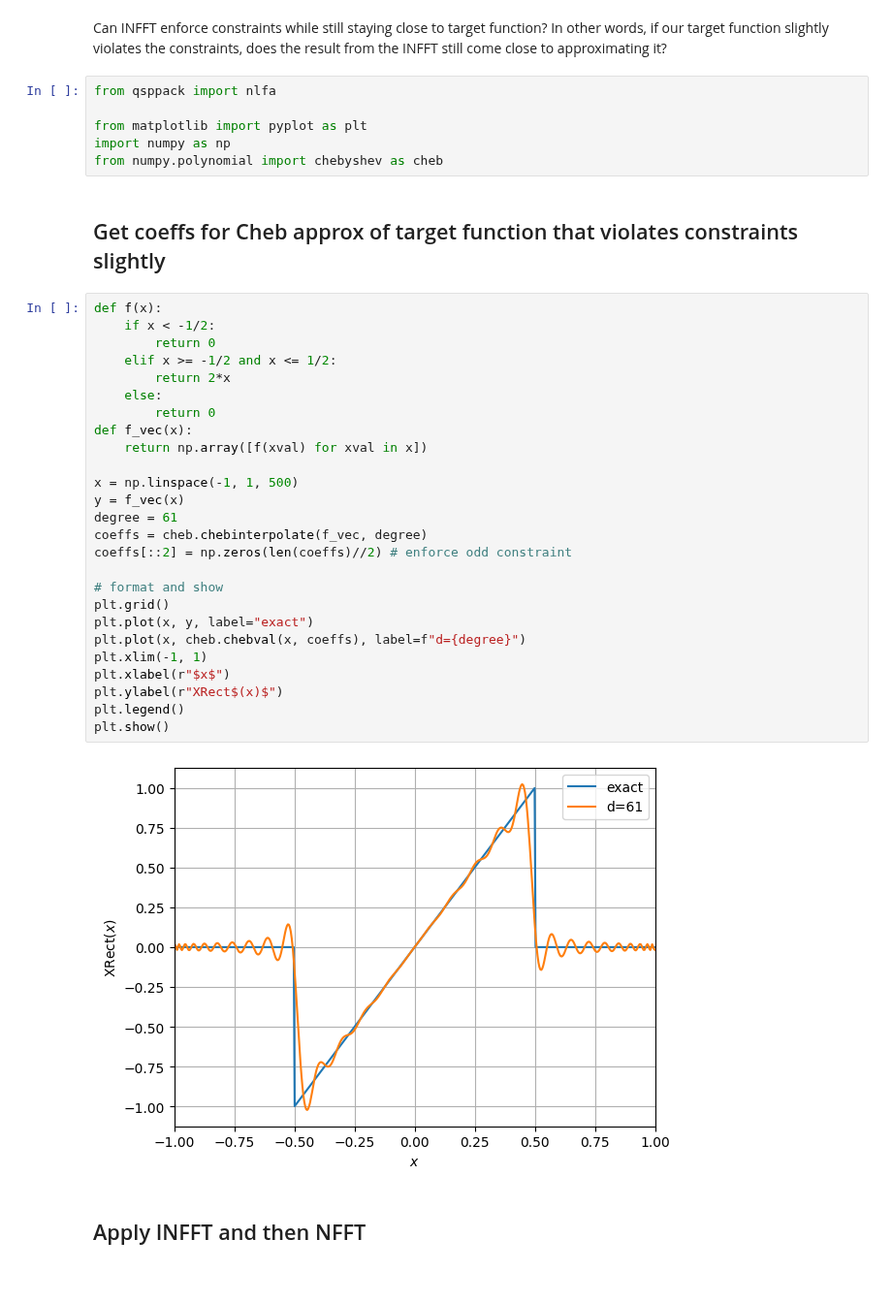
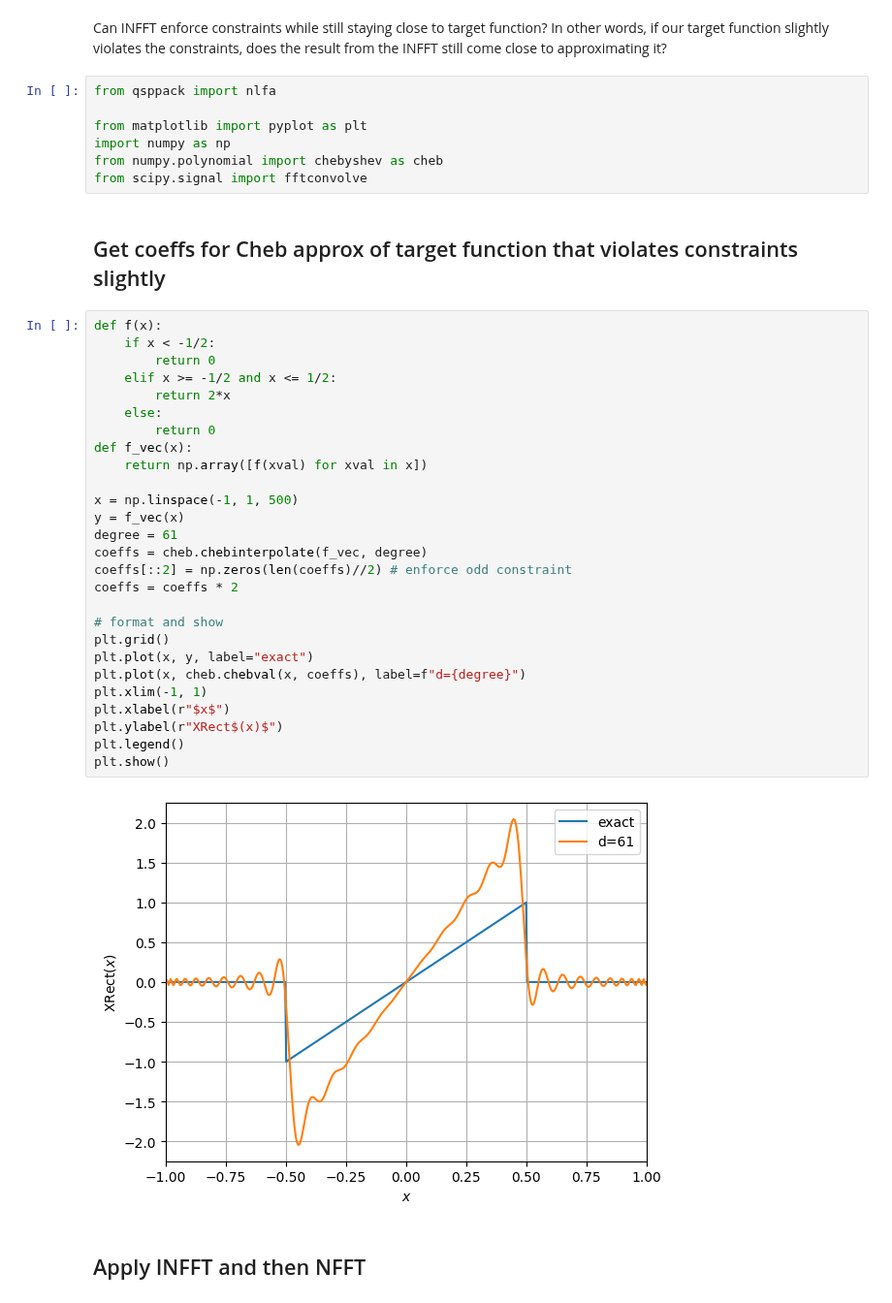
Before and after one commit to qsppack/pyqsppack, a Jupyter notebook: perturbation.ipynb, the cells around one changed output. Shown at 97% size. Drawn from its saved outputs; the diff is of its cells as text.

```diff
--- a/perturbation.ipynb
+++ b/perturbation.ipynb
@@ -9,35 +9,37 @@ from qsppack import nlfa
 from matplotlib import pyplot as plt
 import numpy as np
 from numpy.polynomial import chebyshev as cheb
+from scipy.signal import fftconvolve
 # %% [markdown]
 ## Get coeffs for Cheb approx of target function that violates constraints slightly
 # %%
 def f(x):
     if x < -1/2:
         return 0
     elif x >= -1/2 and x <= 1/2:
         return 2*x
     else:
         return 0
 def f_vec(x):
     return np.array([f(xval) for xval in x])
 
 x = np.linspace(-1, 1, 500)
 y = f_vec(x)
 degree = 61
 coeffs = cheb.chebinterpolate(f_vec, degree)
 coeffs[::2] = np.zeros(len(coeffs)//2) # enforce odd constraint
+coeffs = coeffs * 2
 
 # format and show
 plt.grid()
 plt.plot(x, y, label="exact")
 plt.plot(x, cheb.chebval(x, coeffs), label=f"d={degree}")
 plt.xlim(-1, 1)
 plt.xlabel(r"$x$")
 plt.ylabel(r"XRect$(x)$")
 plt.legend()
 plt.show()
 # %% [output]
-[figure, old version]
+[figure, new version]
 # %% [markdown]
 ## Apply INFFT and then NFFT
```
Also changed, not shown: parts of 11 cells of this notebook, 1 other file.
